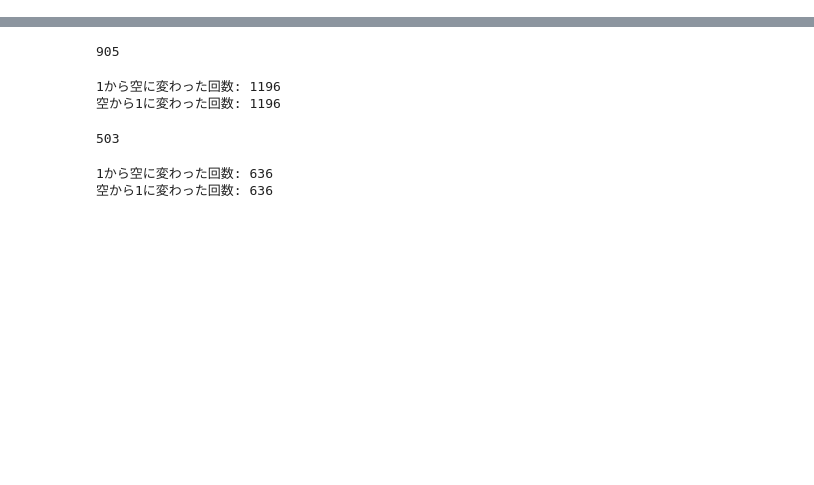
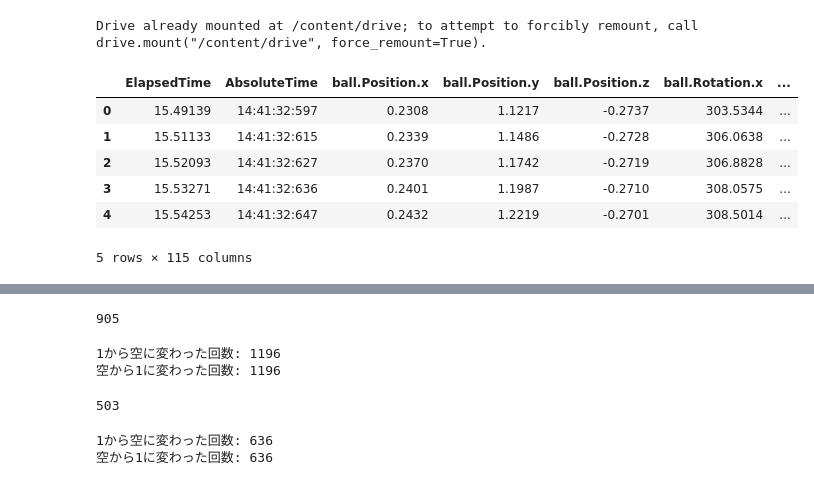
Before and after one commit to kotatakehara/Self-efficacy, a Jupyter notebook: Fact_data_process.ipynb, the cells around one changed output, grey strips where cells are left out. Cells and saved outputs as stored; diff of their text form; code cells hidden in the pictures; blank space fills up the shorter version.

Commit message:
Colab を使用して作成されました

```diff
--- a/Fact_data_process.ipynb
+++ b/Fact_data_process.ipynb
@@ -8,0 +13,23 @@
+# %%
+# GoogleドライブをGoogle Colabにマウント
+from google.colab import drive
+drive.mount('/content/drive')
+# %% [output]
+Drive already mounted at /content/drive; to attempt to forcibly remount, call drive.mount("/content/drive", force_remount=True).
+# %%
+#pandasをインポート
+import glob
+import pandas as pd
+import os
+Kendama_file_path = glob.glob('/content/drive/MyDrive/kendama_202310_inamura/id01_self/*.csv') #すべてのCSVファイルのパスがリストとして取得
+Kendama_file_path = sorted(Kendama_file_path)
+df=pd.read_csv(Kendama_file_path[2],engine='python') #CSVファイルのパスを指定
+df.head()
+# %% [output]
+|  | ElapsedTime | AbsoluteTime | ball.Position.x | ball.Position.y | ball.Position.z | ball.Rotation.x | ... |
+| 0 | 15.49139 | 14:41:32:597 | 0.2308 | 1.1217 | -0.2737 | 303.5344 | ... |
+| 1 | 15.51133 | 14:41:32:615 | 0.2339 | 1.1486 | -0.2728 | 306.0638 | ... |
+| 2 | 15.52093 | 14:41:32:627 | 0.2370 | 1.1742 | -0.2719 | 306.8828 | ... |
+| 3 | 15.53271 | 14:41:32:636 | 0.2401 | 1.1987 | -0.2710 | 308.0575 | ... |
+| 4 | 15.54253 | 14:41:32:647 | 0.2432 | 1.2219 | -0.2701 | 308.5014 | ... |
+5 rows × 115 columns
```
Also changed, not shown: parts of 13 cells of this notebook.
